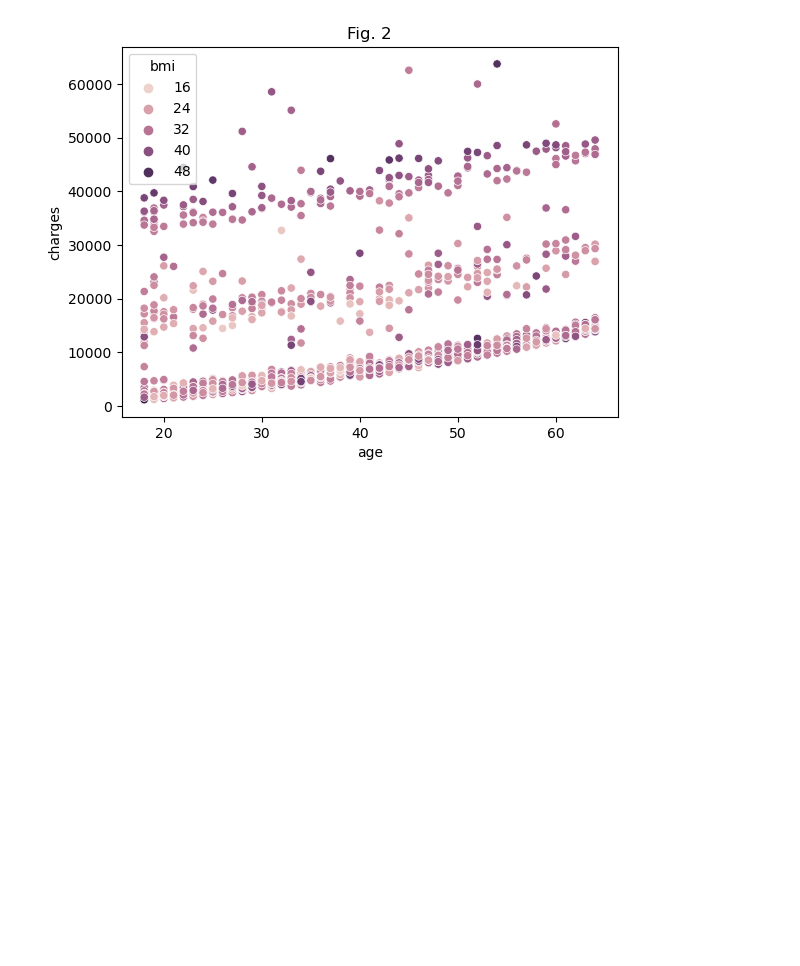
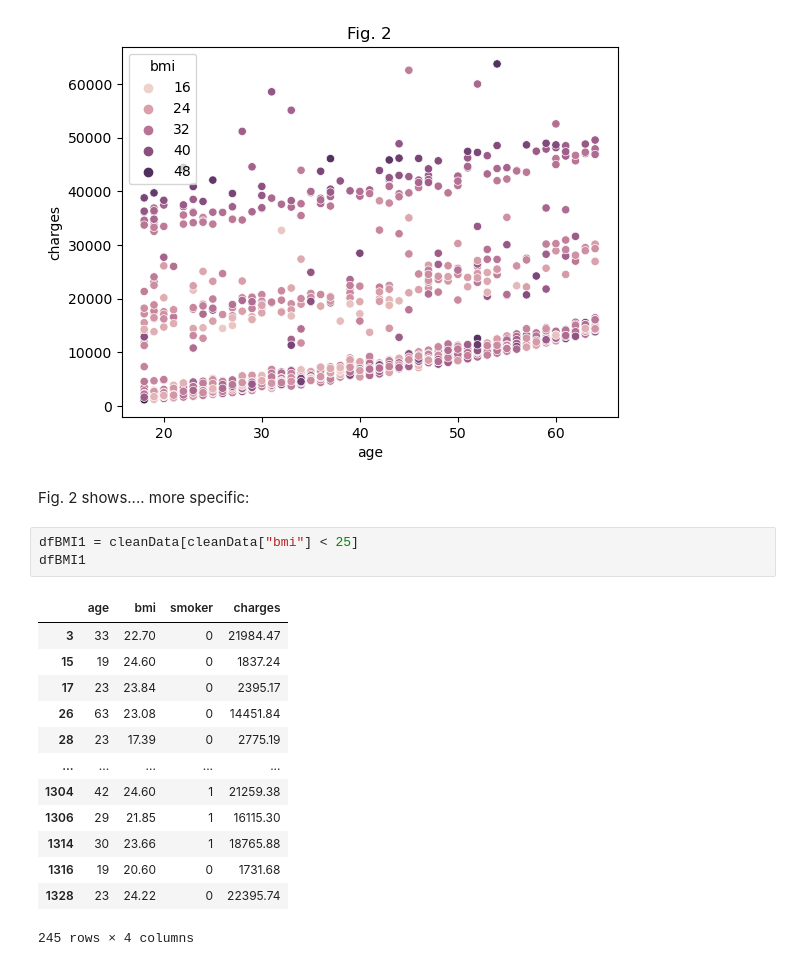
Before and after one commit to ubco-W2022T1-cosc301/project-group44, a Jupyter notebook: notebooks/analysis2.ipynb, the cells around one changed output. Saved outputs shown, nothing was run; the diff lists cells and outputs as text; blank space fills up the shorter version.

```diff
--- a/notebooks/analysis2.ipynb
+++ b/notebooks/analysis2.ipynb
@@ -264,3 +264,22 @@ plt.title('Fig. 2')
 # %% [output]
 Text(0.5, 1.0, 'Fig. 2')
 [figure]
+# %% [markdown]
+Fig. 2 shows.... more specific:
+# %%
+dfBMI1 = cleanData[cleanData["bmi"] < 25]
+dfBMI1
+# %% [output]
+|  | age | bmi | smoker | charges |
+| 3 | 33 | 22.70 | 0 | 21984.47 |
+| 15 | 19 | 24.60 | 0 | 1837.24 |
+| 17 | 23 | 23.84 | 0 | 2395.17 |
+| 26 | 63 | 23.08 | 0 | 14451.84 |
+| 28 | 23 | 17.39 | 0 | 2775.19 |
+| ... | ... | ... | ... | ... |
+| 1304 | 42 | 24.60 | 1 | 21259.38 |
+| 1306 | 29 | 21.85 | 1 | 16115.30 |
+| 1314 | 30 | 23.66 | 1 | 18765.88 |
+| 1316 | 19 | 20.60 | 0 | 1731.68 |
+| 1328 | 23 | 24.22 | 0 | 22395.74 |
+245 rows × 4 columns
```
Also changed, not shown: parts of 2 cells of this notebook.
